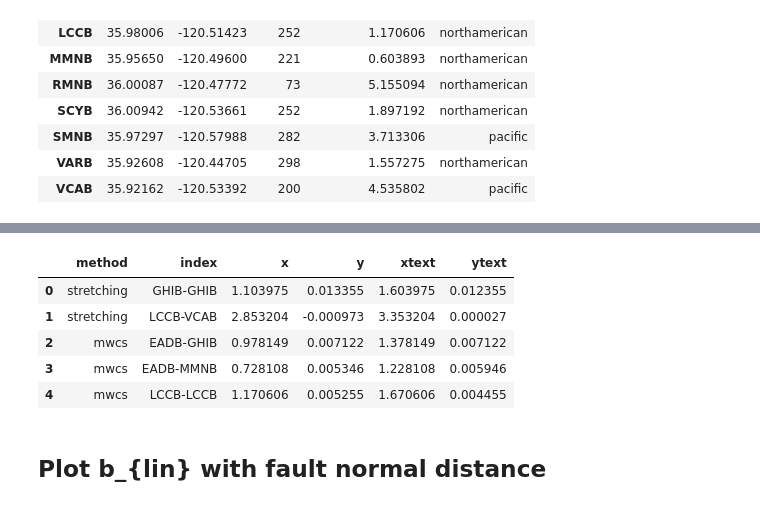
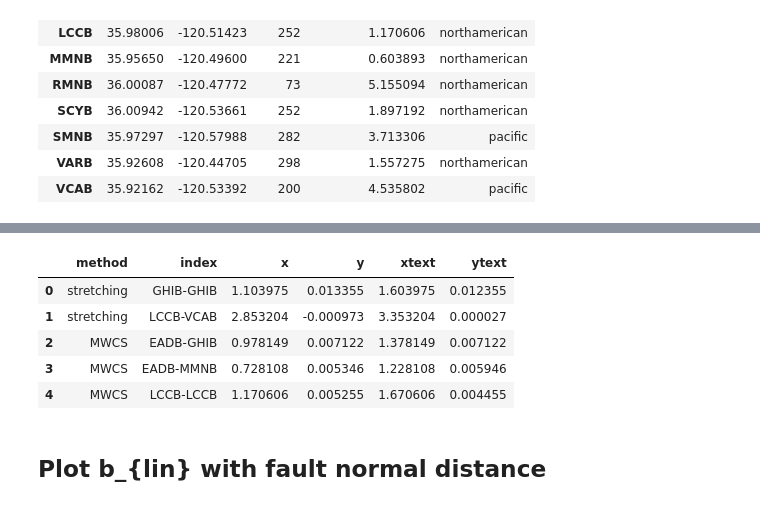
Before and after one commit to kura-okubo/SeisMonitoring_Paper, a Jupyter notebook: Post/ModelFit/code/modelfit_07_MCMC_plotstats.ipynb, the cells around one changed output, grey strips where cells are left out. Saved outputs shown, nothing was run; the diff lists cells and outputs as text; code cells hidden in the pictures.

Commit message:
convert mwcs to uppercase

```diff
--- a/Post/ModelFit/code/modelfit_07_MCMC_plotstats.ipynb
+++ b/Post/ModelFit/code/modelfit_07_MCMC_plotstats.ipynb
@@ -124,6 +124,9 @@ df_all_residuthresh.loc[:, "blin_1overyear"] = df_all_residuthresh["b_{lin}"].ap
 # rename modelcase
 df_all_residuthresh.loc[:, "modelcase"] = df_all_residuthresh["modelcase"].str.replace('wlin','w. linear trend')
 df_all_residuthresh.rename(columns={"dvvmethod": "method"}, inplace = True)
+# %%
+# convert mwcs to uppercase
+df_all_residuthresh.loc[df_all_residuthresh["method"]=="mwcs", "method"] = "MWCS"
 # %%
 df_all_residuthresh
 # %% [output]
@@ -568,7 +569,7 @@ df_all_residuthresh_base = df_all_residuthresh[df_all_residuthresh["modelcase"]=
 df_all_residuthresh_wlin = df_all_residuthresh[df_all_residuthresh["modelcase"]=="w. linear trend"]
 
 df_all_residuthresh_wlin_stretching = df_all_residuthresh_wlin[df_all_residuthresh_wlin["method"]=="stretching"]
-df_all_residuthresh_wlin_mwcs = df_all_residuthresh_wlin[df_all_residuthresh_wlin["method"]=="mwcs"]
+df_all_residuthresh_wlin_mwcs = df_all_residuthresh_wlin[df_all_residuthresh_wlin["method"]=="MWCS"]
 # %%
 df_annot_all = pd.DataFrame(columns=["method", "index", "x", "y", "xtext", "ytext"])
 
@@ -576,37 +577,37 @@ df_annot_all = pd.DataFrame(columns=["method", "index", "x", "y", "xtext", "ytex
 annotation_index_stretching = ['BP.GHIB-BP.GHIB', 'BP.LCCB-BP.VCAB']
 annotation_index_mwcs = ['BP.EADB-BP.GHIB', 'BP.EADB-BP.MMNB', 'BP.LCCB-BP.LCCB']
 
 dxytext_stretching = [(0.5, -0.001), (0.5, 0.001)]
 dxytext_mwcs= [(0.4, 0.0), (0.5, 6e-4), (0.5, -8e-4)]
 
 for i, annotindex in enumerate(annotation_index_stretching):
 #     annotindex = annotation_index_stretching[0]
     sta1, sta2 = [x.split(".")[1] for x in annotindex.split("-")]
     df_annot = df_all_residuthresh_wlin_stretching[df_all_residuthresh_wlin_stretching.index == annotindex]
     annot_blin = df_annot.blin_1overyear.values[0]
     annot_dist = df_annot.pairdist.values[0]
     d_annot = {"method":["stretching"], "index":f"{sta1}-{sta2}", "x":[annot_dist], "y":[annot_blin],
                "xtext":[annot_dist+dxytext_stretching[i][0]], "ytext":[annot_blin++dxytext_stretching[i][1]]}
     df_annot_all = pd.concat([df_annot_all, pd.DataFrame.from_dict(d_annot)], ignore_index=True)
 
 for i, annotindex in enumerate(annotation_index_mwcs):
 #     annotindex = annotation_index_stretching[0]
     sta1, sta2 = [x.split(".")[1] for x in annotindex.split("-")]
     df_annot = df_all_residuthresh_wlin_mwcs[df_all_residuthresh_wlin_mwcs.index == annotindex]
     annot_blin = df_annot.blin_1overyear.values[0]
     annot_dist = df_annot.pairdist.values[0]
-    d_annot = {"method":["mwcs"], "index":f"{sta1}-{sta2}", "x":[annot_dist], "y":[annot_blin],
+    d_annot = {"method":["MWCS"], "index":f"{sta1}-{sta2}", "x":[annot_dist], "y":[annot_blin],
                "xtext":[annot_dist+dxytext_mwcs[i][0]], "ytext":[annot_blin++dxytext_mwcs[i][1]]}
     df_annot_all = pd.concat([df_annot_all, pd.DataFrame.from_dict(d_annot)], ignore_index=True)
 
 df_annot_all
 # %% [output]
 |  | method | index | x | y | xtext | ytext |
 | 0 | stretching | GHIB-GHIB | 1.103975 | 0.013355 | 1.603975 | 0.012355 |
 | 1 | stretching | LCCB-VCAB | 2.853204 | -0.000973 | 3.353204 | 0.000027 |
-| 2 | mwcs | EADB-GHIB | 0.978149 | 0.007122 | 1.378149 | 0.007122 |
-| 3 | mwcs | EADB-MMNB | 0.728108 | 0.005346 | 1.228108 | 0.005946 |
-| 4 | mwcs | LCCB-LCCB | 1.170606 | 0.005255 | 1.670606 | 0.004455 |
+| 2 | MWCS | EADB-GHIB | 0.978149 | 0.007122 | 1.378149 | 0.007122 |
+| 3 | MWCS | EADB-MMNB | 0.728108 | 0.005346 | 1.228108 | 0.005946 |
+| 4 | MWCS | LCCB-LCCB | 1.170606 | 0.005255 | 1.670606 | 0.004455 |
 # %% [markdown]
 ## Plot b_{lin} with fault normal distance
 # %%
```
Also changed, not shown: parts of 15 cells of this notebook, 5 other files.
